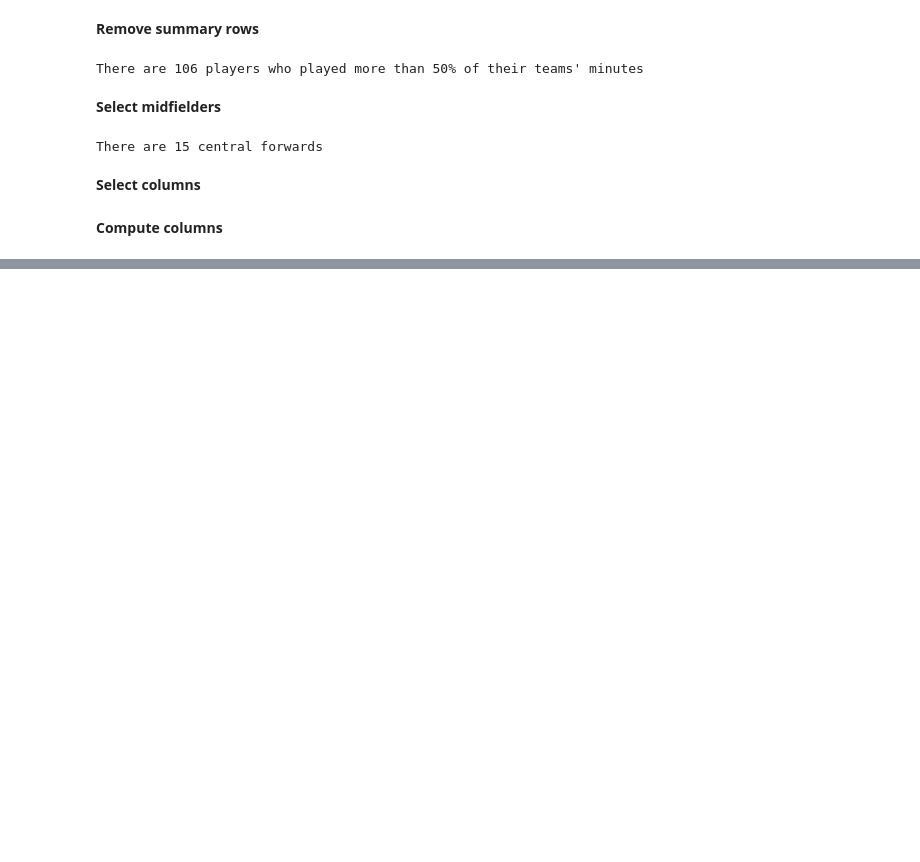
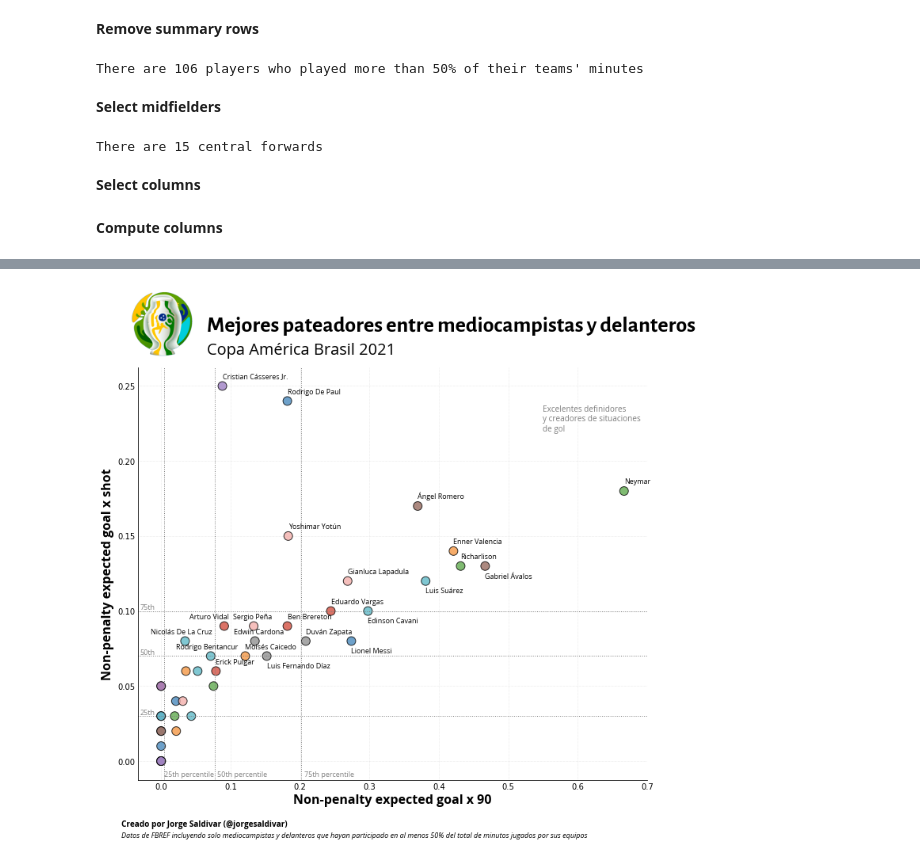
Before and after one commit to joausaga/copa-america-2021-analytics, a Jupyter notebook: competition_analysis.ipynb, the cells around one changed output, grey strips where cells are left out. Cells and saved outputs as stored; diff of their text form; code cells hidden in the pictures; blank space fills up the shorter version.

```diff
--- a/competition_analysis.ipynb
+++ b/competition_analysis.ipynb
@@ -923,0 +830,94 @@ plt.show()
+# %%
+fig, ax = plt.subplots(figsize=(10,8))
+fig.set_facecolor(background)
+ax.patch.set_alpha(0)
+
+ax.grid(ls="dotted",lw="0.5",color="lightgrey", zorder=1)
+
+x = analysis_fdf['npxg/90'].values
+y = analysis_fdf['expected_npxg/sh'].values
+
+
+ax.scatter(x, y, s=120, color=analysis_fdf['country'].map(colors), alpha=0.8, lw=1, zorder=2, edgecolor='black')
+# add horizontal lines
+ax.axhline(y=np.quantile(y, 0.25), color='gray', linestyle='dotted', lw=1)
+ax.axhline(y=np.median(y), color='gray', linestyle='dotted', lw=1)
+ax.axhline(y=np.quantile(y, 0.75), color='gray', linestyle='dotted', lw=1)
+# add vertical lines
+ax.axvline(x=np.quantile(x, 0.25), color='gray', linestyle='dotted', lw=1)
+ax.axvline(x=np.median(x), color='gray', linestyle='dotted', lw=1)
+ax.axvline(x=np.quantile(x, 0.75), color='gray', linestyle='dotted', lw=1)
+
+
+fig.text(0.2,1.06,"Mejores pateadores entre mediocampistas y delanteros",fontweight="bold", fontsize=28,
+         fontfamily=title_font, color=text_color)
+fig.text(0.2,1.01,"Copa América Brasil 2021",fontweight="regular", fontsize=20,fontfamily=body_font,
+         color=text_color)
+
+ax.set_xlabel("Non-penalty expected goal x 90", fontfamily=body_font, fontweight="bold", fontsize=16,
+              color=text_color)
+ax.set_ylabel("Non-penalty expected goal x shot", fontfamily=body_font, fontweight="bold", fontsize= 16,
+              color=text_color)
+
+ax.tick_params(axis="both",length=0)
+
+
+spines = ["top","right","bottom","left"]
+for s in spines:
+    if s in ["top","right"]:
+        ax.spines[s].set_visible(False)
+    else:
+        ax.spines[s].set_color(text_color)
+
+# add percentiles annotations
+ax.annotate('25th', (-0.03, np.quantile(y,0.25)+0.001), fontfamily=body_font,
+            fontweight="regular", fontsize=9, color='gray', zorder=3)
+ax.annotate('50th', (-0.03, np.quantile(y,0.50)+0.001), fontfamily=body_font,
+            fontweight="regular", fontsize=9, color='gray', zorder=3)
+ax.annotate('75th', (-0.03, np.quantile(y,0.75)+0.001), fontfamily=body_font,
+            fontweight="regular", fontsize=9, color='gray', zorder=3)
+ax.annotate('25th percentile', (np.quantile(x,0.25), -0.01),
+            fontfamily=body_font, fontweight="regular", fontsize=9, color='gray', zorder=3)
+ax.annotate('50th percentile', (np.quantile(x,0.50)+0.004, -0.01),
+            fontfamily=body_font, fontweight="regular", fontsize=9, color='gray', zorder=3)
+ax.annotate('75th percentile', (np.quantile(x,0.75)+0.004, -0.01),
+            fontfamily=body_font, fontweight="regular", fontsize=9, color='gray', zorder=3)
+
+# add players' names
+for i, txt in enumerate(analysis_fdf['player']):
+    if x[i] < np.quantile(x, 0.50) and \
+       y[i] < np.quantile(y, 0.50):
+        continue
+    delta_x = 0
+    delta_y = 0.005
+    # In some cases put the name below the dot
+    if txt in ['Gabriel Ávalos', 'Luis Suárez', 'Lionel Messi', 'Edinson Cavani', 'Luis Fernando Díaz']:
+        delta_y = -0.008
+    if txt in ['Arturo Vidal', 'Nicolás De La Cruz', 'Rodrigo Bentancur']:
+        delta_x = -0.05
+    if txt in ['Sergio Peña', 'Edwin Cardona']:
+        delta_x = -0.03
+    ax.annotate(txt, (x[i]+delta_x, y[i]+delta_y), fontfamily=body_font, fontweight="regular", fontsize=9,
+                color=text_color, zorder=3)
+
+# add understanding info
+ax.annotate('Excelentes definidores\ny creadores de situaciones\nde gol',(0.55, 0.22), fontfamily=body_font,
+            fontweight="regular", fontsize=10, color='gray', zorder=3)
+
+ax2 = fig.add_axes([0.02,1,0.20,0.15]) # badge
+ax2.axis("off")
+img = Image.open("imgs/Brasil2021ca.png")
+ax2.imshow(img)
+
+
+s = "Creado por Jorge Saldivar (@jorgesaldivar)"
+fig.text(0.05, -0.025, s, fontweight="bold", fontsize=10, fontfamily=body_font, color=text_color)
+s = "Datos de FBREF incluyendo solo mediocampistas y delanteros que hayan participado en al menos 50% del total de minutos jugados por sus equipos"
+fig.text(0.05, -0.05, s, fontstyle="italic",fontsize=9, fontfamily=body_font, color=text_color)
+
+plt.savefig("outputs/best_shooters.png", bbox_inches="tight", dpi=300)
+
+plt.tight_layout()
+plt.show()
+# %% [output]
+[figure, added]
```
Also changed, not shown: parts of 99 cells of this notebook.
